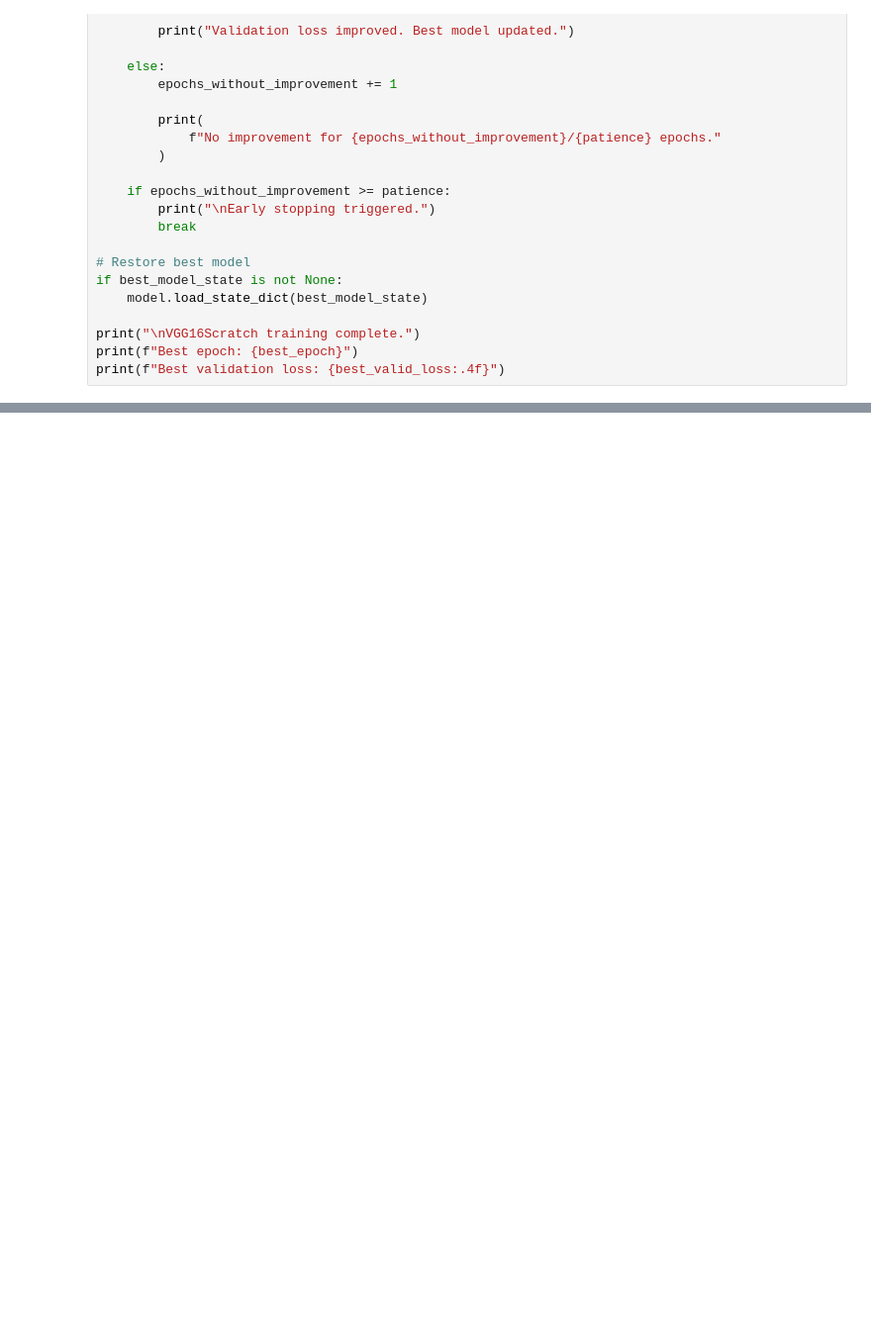
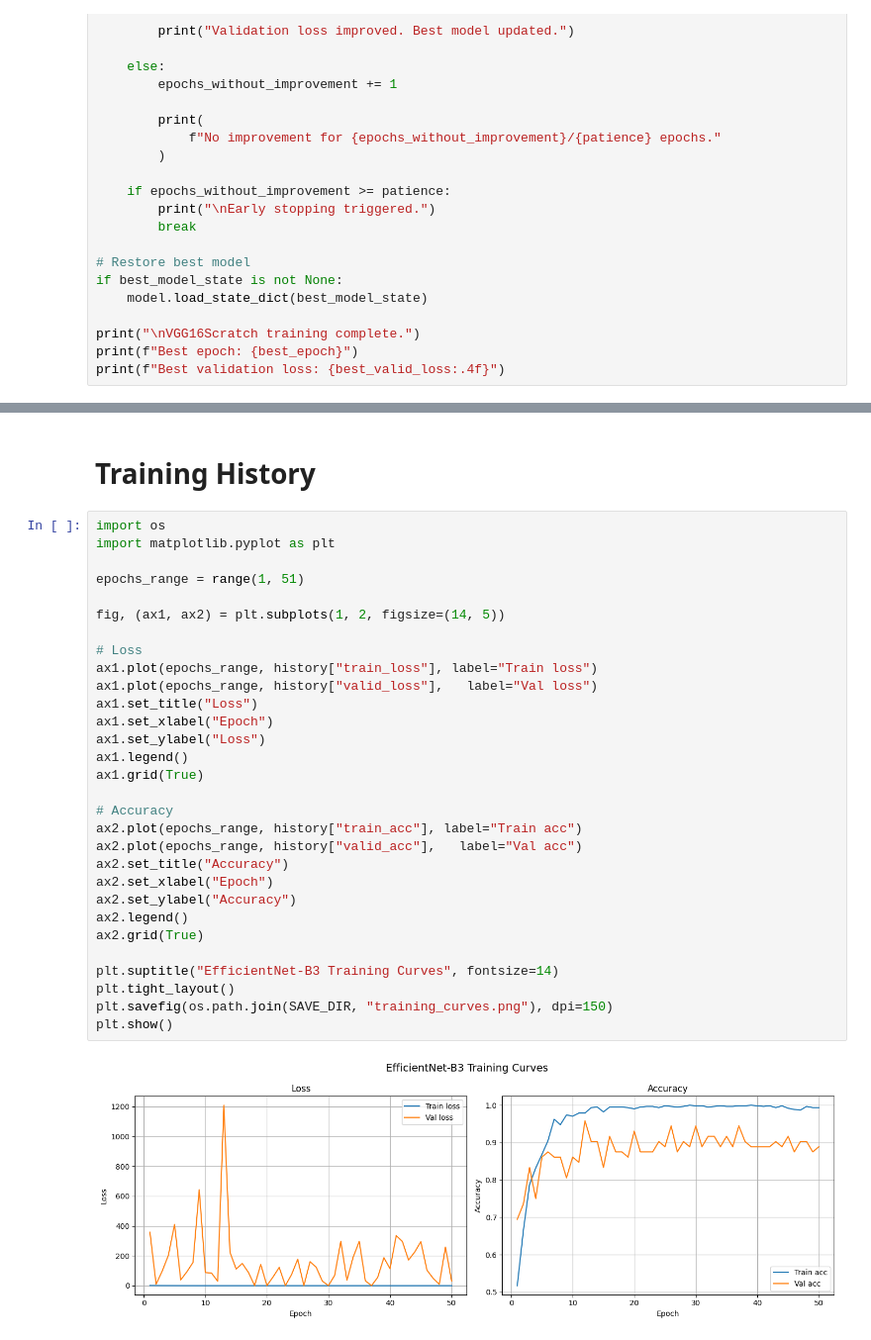
Before and after one commit to blellouay/Lung_Cancer_Detection_V2, a Jupyter notebook: start.ipynb, the cells around one changed output, grey strips where cells are left out. Shown at 99% size. Cells and saved outputs as stored; diff of their text form; blank space fills up the shorter version.

```diff
--- a/start.ipynb
+++ b/start.ipynb
@@ -1312,0 +1288,34 @@ Epoch 12/50
+# %% [markdown]
+# Training History
+# %%
+import os
+import matplotlib.pyplot as plt
+
+epochs_range = range(1, 51)
+
+fig, (ax1, ax2) = plt.subplots(1, 2, figsize=(14, 5))
+
+# Loss
+ax1.plot(epochs_range, history["train_loss"], label="Train loss")
+ax1.plot(epochs_range, history["valid_loss"],   label="Val loss")
+ax1.set_title("Loss")
+ax1.set_xlabel("Epoch")
+ax1.set_ylabel("Loss")
+ax1.legend()
+ax1.grid(True)
+
+# Accuracy
+ax2.plot(epochs_range, history["train_acc"], label="Train acc")
+ax2.plot(epochs_range, history["valid_acc"],   label="Val acc")
+ax2.set_title("Accuracy")
+ax2.set_xlabel("Epoch")
+ax2.set_ylabel("Accuracy")
+ax2.legend()
+ax2.grid(True)
+
+plt.suptitle("EfficientNet-B3 Training Curves", fontsize=14)
+plt.tight_layout()
+plt.savefig(os.path.join(SAVE_DIR, "training_curves.png"), dpi=150)
+plt.show()
+# %% [output]
+[figure, added]
```
Also changed, not shown: parts of 10 cells of this notebook, 11 other files.
